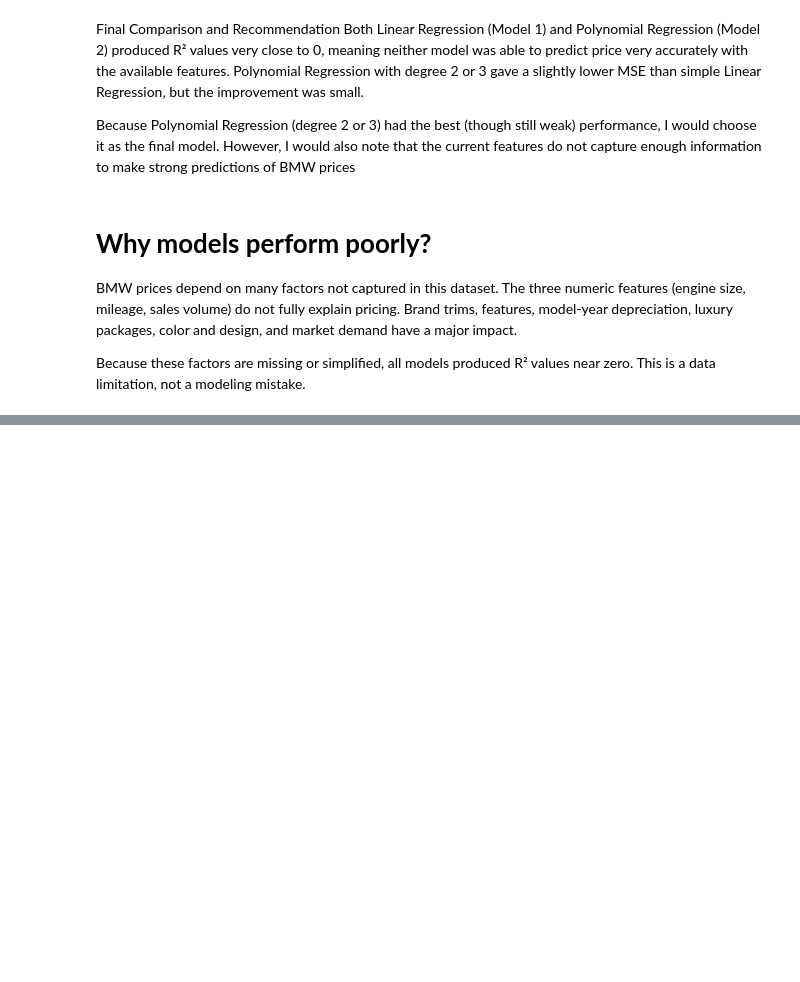
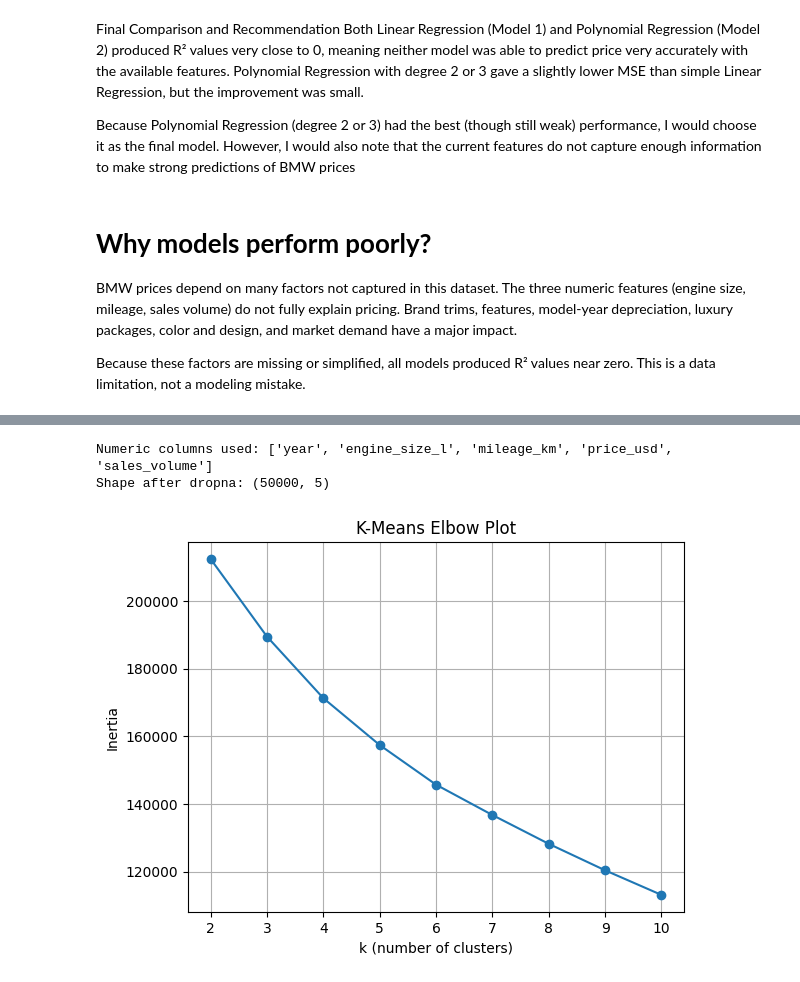
Before and after one commit to eliameti/BMW-Worldwide-Sales-Records-2010-2024-, a Jupyter notebook: BMW_Worldwide_Sales_Records_2010_2024.ipynb, the cells around one changed output, grey strips where cells are left out. Cells and saved outputs as stored; diff of their text form; code cells hidden in the pictures; blank space fills up the shorter version.

```diff
--- a/BMW_Worldwide_Sales_Records_2010_2024.ipynb
+++ b/BMW_Worldwide_Sales_Records_2010_2024.ipynb
@@ -18,7 +18,7 @@ import matplotlib.pyplot as plt
 
 pd.set_option('display.max_columns', None)
 # %%
-df = pd.read_csv("/content/bmw_worldwide_sales_2010_2024.csv.csv")
+df = pd.read_csv("/content/bmw_worldwide_sales_2010_2024.csv") # Please ensure 'bmw_worldwide_sales_2010_2024.csv' is uploaded to the /content/ directory or provide the correct path.
 display(df.head())
 # %% [output]
 |  | Model | Year | Region | Color | Fuel_Type | Transmission | Engine_Size_L | Mileage_KM | Price_USD | ... |
@@ -540,0 +669,31 @@ This is a data limitation, not a modeling mistake.
+# %%
+X = df.select_dtypes(include=[np.number]).copy()
+X = X.dropna()
+
+print("Numeric columns used:", X.columns.tolist())
+print("Shape after dropna:", X.shape)
+# %% [output]
+Numeric columns used: ['year', 'engine_size_l', 'mileage_km', 'price_usd', 'sales_volume']
+Shape after dropna: (50000, 5)
+# %%
+scaler = StandardScaler()
+X_scaled = scaler.fit_transform(X)
+# %%
+#Elbow plot to help choose k
+inertias = []
+k_values = range(2, 11)
+
+for k in k_values:
+    km = KMeans(n_clusters=k, random_state=42, n_init=10)
+    km.fit(X_scaled)
+    inertias.append(km.inertia_)
+
+plt.figure()
+plt.plot(list(k_values), inertias, marker='o')
+plt.title("K-Means Elbow Plot")
+plt.xlabel("k (number of clusters)")
+plt.ylabel("Inertia")
+plt.grid(True)
+plt.show()
+# %% [output]
+[figure, added]
```
Also changed, not shown: parts of 23 cells of this notebook.
